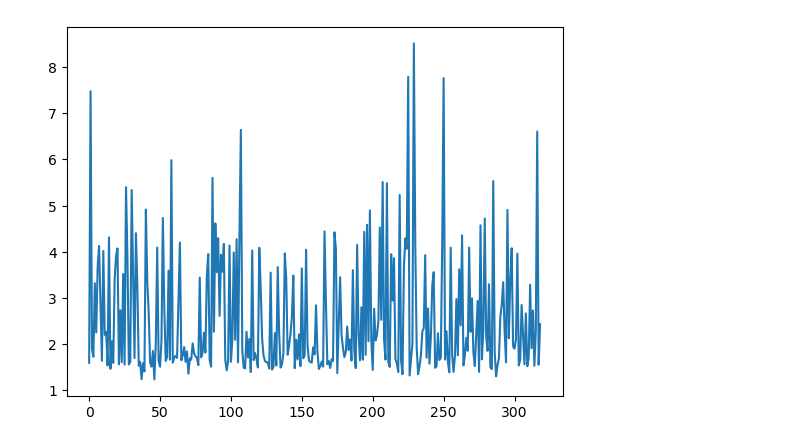
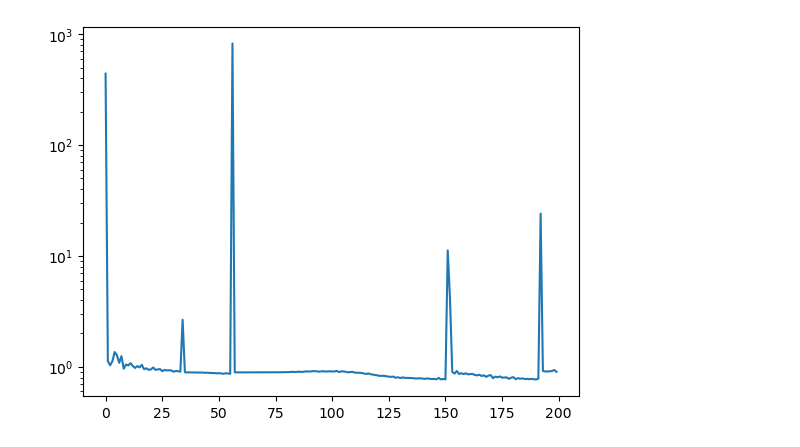
Before and after one commit to pcktm/inzynierka-posegnn, a Jupyter notebook: train.ipynb, the cells around one changed output. Drawn from its saved outputs; the diff is of its cells as text; code cells hidden in the pictures.

```diff
--- a/train.ipynb
+++ b/train.ipynb
@@ -53,16 +45,39 @@ def reset_position_and_rotation_to_first_node(nodes, edge_index, y):
+# %%
+def normalize_position_and_rotation_to_first(nodes, edge_index, y):
+    positions = torch.stack([s[:3] for s in y])
+    rotations = torch.stack([s[3:] for s in y])
+
+    # normalize position of each frame to the first frame
+    for i in range(positions.shape[0]):
+        new_pos.append(positions[i] - positions[0])
+
+    new_pos = torch.stack(new_pos)
+
+    # normalize rotation to the first frame
+    new_rot =  []
+    for i in range(rotations.shape[0]):
+        new_rot.append(R.from_quat(rotations[i]).inv() * R.from_quat(rotations[0]))
+
+    new_rot = torch.tensor([r.as_quat() for r in new_rot], dtype=torch.float32)
+
+    return nodes, edge_index, torch.concatenate((new_pos, new_rot), axis=1)
 # %%
 dataset = MultipleSequenceGraphDataset(
-    basedir, train_sequences, transform=reset_position_and_rotation_to_first_node, graph_length=7
+    basedir,
+    train_sequences,
+    transform=normalize_position_and_rotation_to_first,
+    graph_length=7,
 )
-train_dataloader = DataLoader(dataset, batch_size=1, shuffle=True)
+train_dataloader = DataLoader(dataset, batch_size=128, shuffle=True)
 
 model = PoseGNN().to(device)
 criterion = PoseLoss()
 # %%
 optimizer = torch.optim.NAdam(model.parameters(), lr=0.001)
+MODEL_LETTER = "D"
 
 loss_history = []
-for epoch in range(1, 151):
+for epoch in range(1, 201):
     model.train()
     epoch_loss_history = []
     progress_bar = tqdm(
@@ -71,7 +86,6 @@ for epoch in range(1, 151):
     for batch in progress_bar:
         batch = batch.to(device)
         optimizer.zero_grad()
-        break
         output = model(batch)
         loss = criterion(output, batch.y)
         loss.backward()
@@ -83,7 +97,7 @@ for epoch in range(1, 151):
     print(f"Epoch {epoch} loss: {sum(epoch_loss_history) / len(epoch_loss_history)}")
 
     if epoch % 10 == 0:
-        torch.save(model.state_dict(), f"models/model_B_{epoch}.pth")
+        torch.save(model.state_dict(), f"models/{MODEL_LETTER}/model_{MODEL_LETTER}_{epoch}.pth")
 
-torch.save(model.state_dict(), f"models/model_B_final.pth")
+torch.save(model.state_dict(), f"models/{MODEL_LETTER}/model_{MODEL_LETTER}_final.pth")
 # %% [output]
@@ -108,6 +117,7 @@ ZeroDivisionError: division by zero
 # %%
 # plot loss
 plt.plot(loss_history)
+plt.yscale("log")
 plt.show()
 # %% [output]
-[figure, old version]
+[figure, new version]
```
Also changed, not shown: parts of 3 cells of this notebook, 1 other file.
